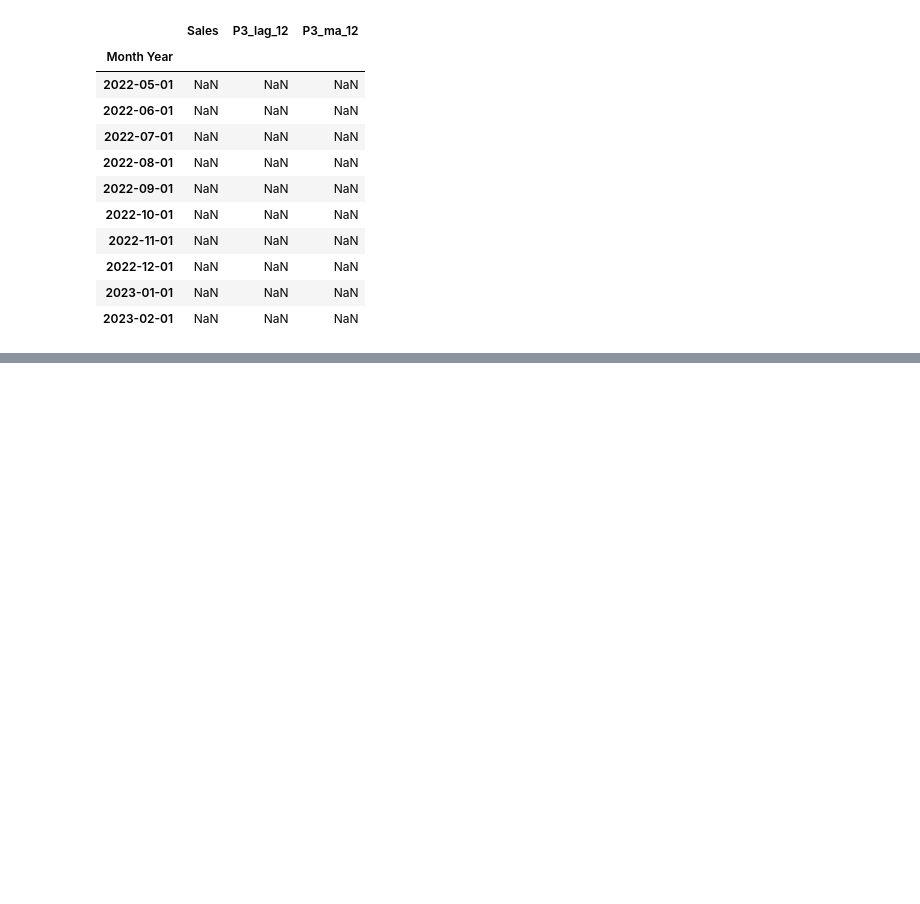
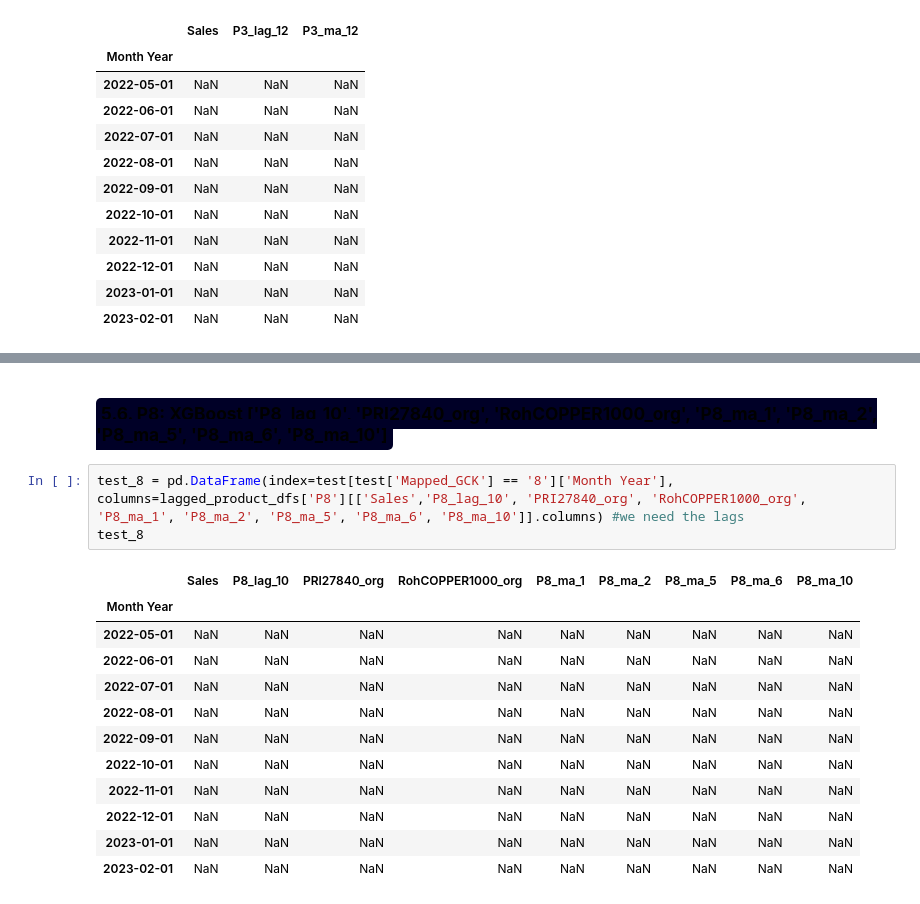
Before and after one commit to BeatrizAzevedoMonteiro/BCwDS_Case-2_SIEMENS_MonthlySalesForecast, a Jupyter notebook: modeling.ipynb, the cells around one changed output, grey strips where cells are left out. Drawn from its saved outputs; the diff is of its cells as text; blank space fills up the shorter version.

```diff
--- a/modeling.ipynb
+++ b/modeling.ipynb
@@ -3124,0 +3156,18 @@ test_3
+# %% [markdown]
+##### <span style="background-color:#000027; padding:5px; border-radius:5px;font-size:13pt">**5.6. P8: XGBoost ['P8_lag_10', 'PRI27840_org', 'RohCOPPER1000_org', 'P8_ma_1', 'P8_ma_2', 'P8_ma_5', 'P8_ma_6', 'P8_ma_10']**</span> <a id='p8'></a>
+# %%
+test_8 = pd.DataFrame(index=test[test['Mapped_GCK'] == '8']['Month Year'], columns=lagged_product_dfs['P8'][['Sales','P8_lag_10', 'PRI27840_org', 'RohCOPPER1000_org', 'P8_ma_1', 'P8_ma_2', 'P8_ma_5', 'P8_ma_6', 'P8_ma_10']].columns) #we need the lags
+test_8
+# %% [output]
+|  | Sales | P8_lag_10 | PRI27840_org | RohCOPPER1000_org | P8_ma_1 | P8_ma_2 | P8_ma_5 | P8_ma_6 | P8_ma_10 |
+| Month Year |  |  |  |  |  |  |  |  |  |
+| 2022-05-01 | NaN | NaN | NaN | NaN | NaN | NaN | NaN | NaN | NaN |
+| 2022-06-01 | NaN | NaN | NaN | NaN | NaN | NaN | NaN | NaN | NaN |
+| 2022-07-01 | NaN | NaN | NaN | NaN | NaN | NaN | NaN | NaN | NaN |
+| 2022-08-01 | NaN | NaN | NaN | NaN | NaN | NaN | NaN | NaN | NaN |
+| 2022-09-01 | NaN | NaN | NaN | NaN | NaN | NaN | NaN | NaN | NaN |
+| 2022-10-01 | NaN | NaN | NaN | NaN | NaN | NaN | NaN | NaN | NaN |
+| 2022-11-01 | NaN | NaN | NaN | NaN | NaN | NaN | NaN | NaN | NaN |
+| 2022-12-01 | NaN | NaN | NaN | NaN | NaN | NaN | NaN | NaN | NaN |
+| 2023-01-01 | NaN | NaN | NaN | NaN | NaN | NaN | NaN | NaN | NaN |
+| 2023-02-01 | NaN | NaN | NaN | NaN | NaN | NaN | NaN | NaN | NaN |
```
Also changed, not shown: parts of 23 cells of this notebook.
